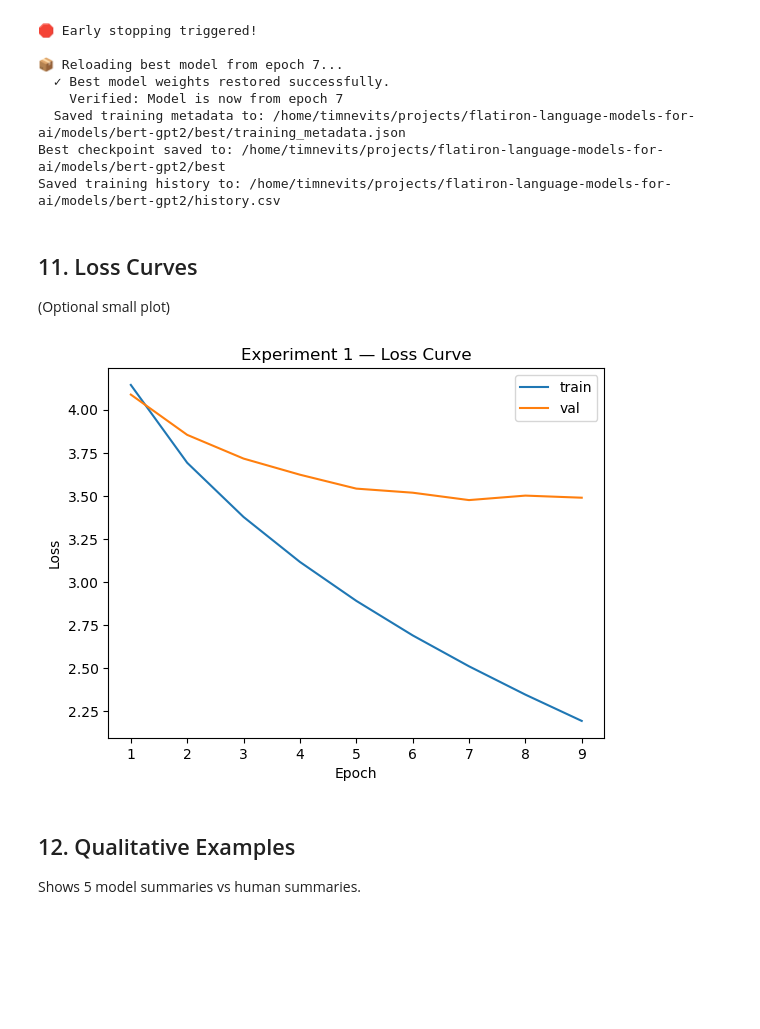
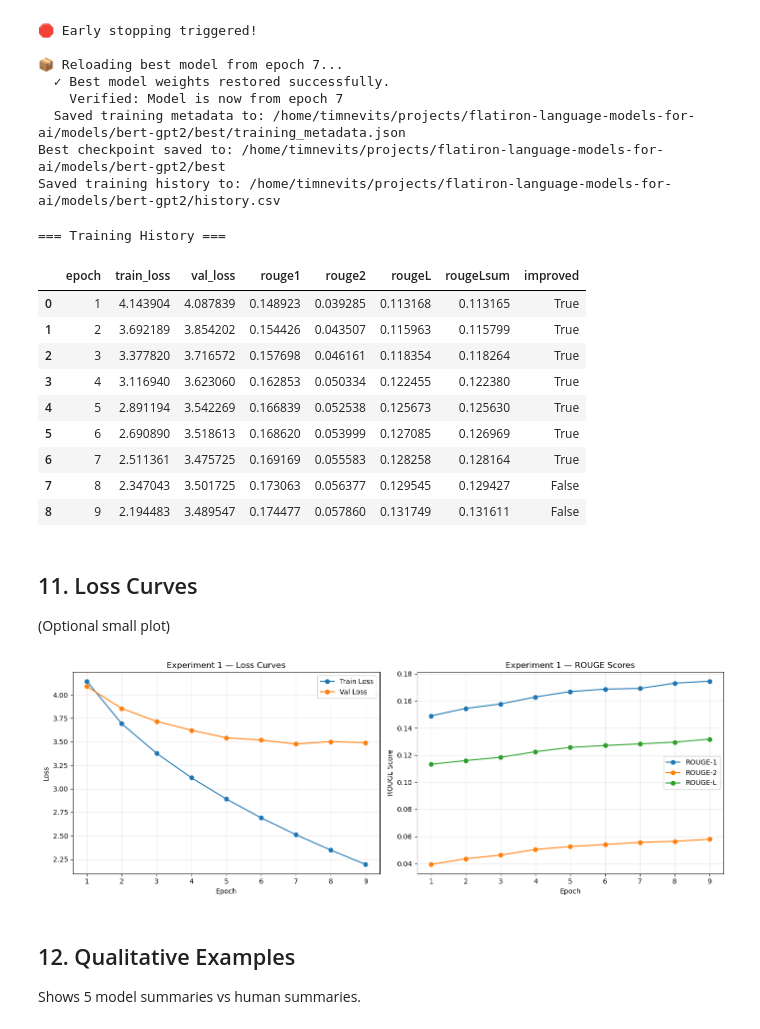
Before and after one commit to LittleHouse75/flatiron-language-models-for-ai, a Jupyter notebook: notebooks/02_experiment1_bert_gpt2.ipynb, the cells around one changed output. Saved outputs shown, nothing was run; the diff lists cells and outputs as text; code cells hidden in the pictures; blank space fills up the shorter version.

Commit message:
re-added Rouge metrics

```diff
--- a/notebooks/02_experiment1_bert_gpt2.ipynb
+++ b/notebooks/02_experiment1_bert_gpt2.ipynb
@@ -482,6 +482,23 @@ Epoch 9 complete.
   Saved training metadata to: /home/timnevits/projects/flatiron-language-models-for-ai/models/bert-gpt2/best/training_metadata.json
 Best checkpoint saved to: /home/timnevits/projects/flatiron-language-models-for-ai/models/bert-gpt2/best
 Saved training history to: /home/timnevits/projects/flatiron-language-models-for-ai/models/bert-gpt2/history.csv
+# %%
+# After training, display the full history
+if RUN_TRAINING:
+    print("\n=== Training History ===")
+    display(history_df)
+# %% [output]
+=== Training History ===
+|  | epoch | train_loss | val_loss | rouge1 | rouge2 | rougeL | rougeLsum | improved |
+| 0 | 1 | 4.143904 | 4.087839 | 0.148923 | 0.039285 | 0.113168 | 0.113165 | True |
+| 1 | 2 | 3.692189 | 3.854202 | 0.154426 | 0.043507 | 0.115963 | 0.115799 | True |
+| 2 | 3 | 3.377820 | 3.716572 | 0.157698 | 0.046161 | 0.118354 | 0.118264 | True |
+| 3 | 4 | 3.116940 | 3.623060 | 0.162853 | 0.050334 | 0.122455 | 0.122380 | True |
+| 4 | 5 | 2.891194 | 3.542269 | 0.166839 | 0.052538 | 0.125673 | 0.125630 | True |
+| 5 | 6 | 2.690890 | 3.518613 | 0.168620 | 0.053999 | 0.127085 | 0.126969 | True |
+| 6 | 7 | 2.511361 | 3.475725 | 0.169169 | 0.055583 | 0.128258 | 0.128164 | True |
+| 7 | 8 | 2.347043 | 3.501725 | 0.173063 | 0.056377 | 0.129545 | 0.129427 | False |
+| 8 | 9 | 2.194483 | 3.489547 | 0.174477 | 0.057860 | 0.131749 | 0.131611 | False |
 # %%
 if not RUN_TRAINING:
 
@@ -534,15 +551,31 @@ if not RUN_TRAINING:
 # %%
 import matplotlib.pyplot as plt
 
-plt.plot(history_df["epoch"], history_df["train_loss"], label="train")
-plt.plot(history_df["epoch"], history_df["val_loss"], label="val")
-plt.xlabel("Epoch")
-plt.ylabel("Loss")
-plt.legend()
-plt.title("Experiment 1 — Loss Curve")
+fig, axes = plt.subplots(1, 2, figsize=(14, 5))
+
+# Loss curves
+axes[0].plot(history_df["epoch"], history_df["train_loss"], label="Train Loss", marker='o')
+axes[0].plot(history_df["epoch"], history_df["val_loss"], label="Val Loss", marker='o')
+axes[0].set_xlabel("Epoch")
+axes[0].set_ylabel("Loss")
+axes[0].set_title("Experiment 1 — Loss Curves")
+axes[0].legend()
+axes[0].grid(True, alpha=0.3)
+
+# ROUGE curves
+axes[1].plot(history_df["epoch"], history_df["rouge1"], label="ROUGE-1", marker='o')
+axes[1].plot(history_df["epoch"], history_df["rouge2"], label="ROUGE-2", marker='o')
+axes[1].plot(history_df["epoch"], history_df["rougeL"], label="ROUGE-L", marker='o')
+axes[1].set_xlabel("Epoch")
+axes[1].set_ylabel("ROUGE Score")
+axes[1].set_title("Experiment 1 — ROUGE Scores")
+axes[1].legend()
+axes[1].grid(True, alpha=0.3)
+
+plt.tight_layout()
 plt.show()
 # %% [output]
-[figure, old version]
+[figure, new version]
 # %% [markdown]
 ## 12. Qualitative Examples
 
```
Also changed, not shown: parts of 1 cell of this notebook.
